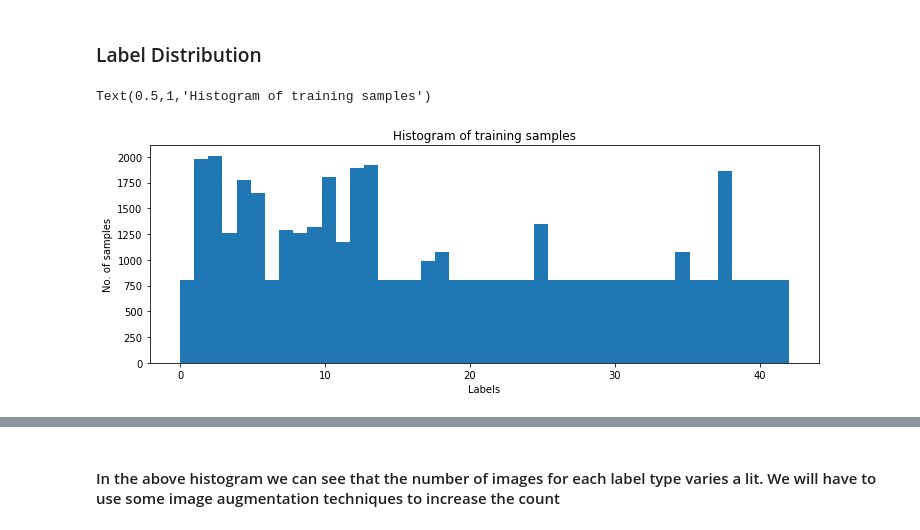
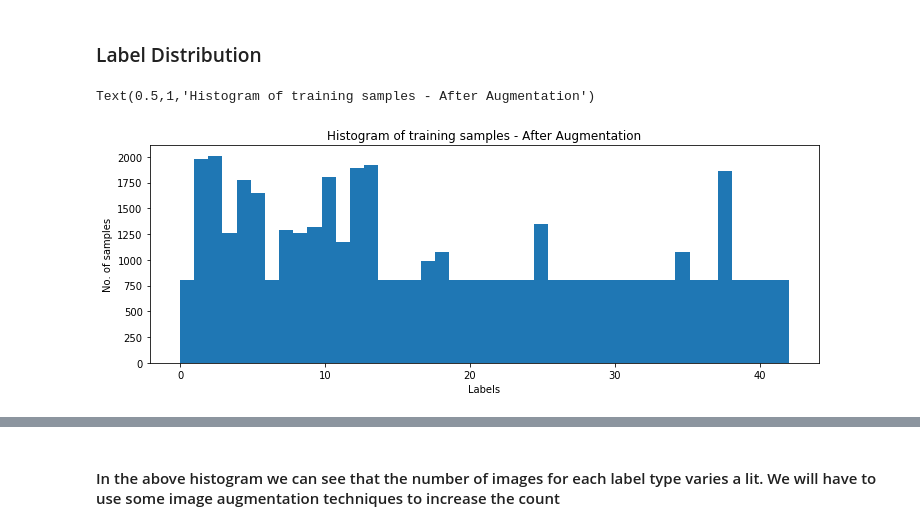
Before and after one commit to vsagarmb/CarND-Traffic-Sign-Classifier-P3, a Jupyter notebook: Traffic_Sign_Classifier.ipynb, the cells around one changed output, grey strips where cells are left out. Drawn from its saved outputs; the diff is of its cells as text; code cells hidden in the pictures.

```diff
--- a/Traffic_Sign_Classifier.ipynb
+++ b/Traffic_Sign_Classifier.ipynb
@@ -155,9 +155,9 @@ for ax, index in zip(axes.flat, indexes):
 # %%
 fig = plt.figure(figsize=(12,4))
 n, bins, patches = plt.hist(y_train, n_classes)
 plt.xlabel('Labels')
 plt.ylabel('No. of samples')
-plt.title('Histogram of training samples')
+plt.title('Histogram of training samples - After Augmentation')
 # %% [output]
-Text(0.5,1,'Histogram of training samples')
+Text(0.5,1,'Histogram of training samples - After Augmentation')
-[figure, old version]
+[figure, new version]
```
Also changed, not shown: parts of 19 cells of this notebook, 1 other file.
